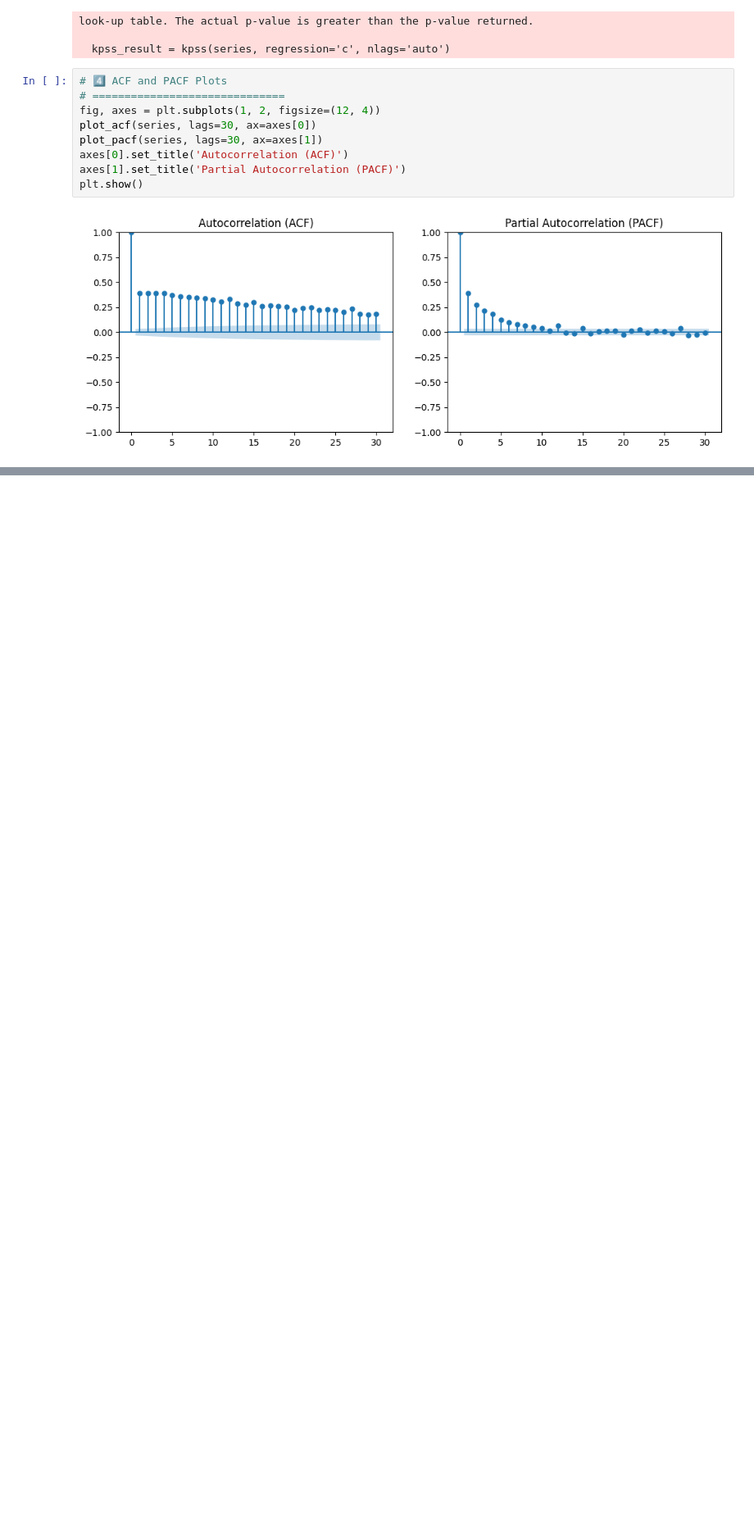
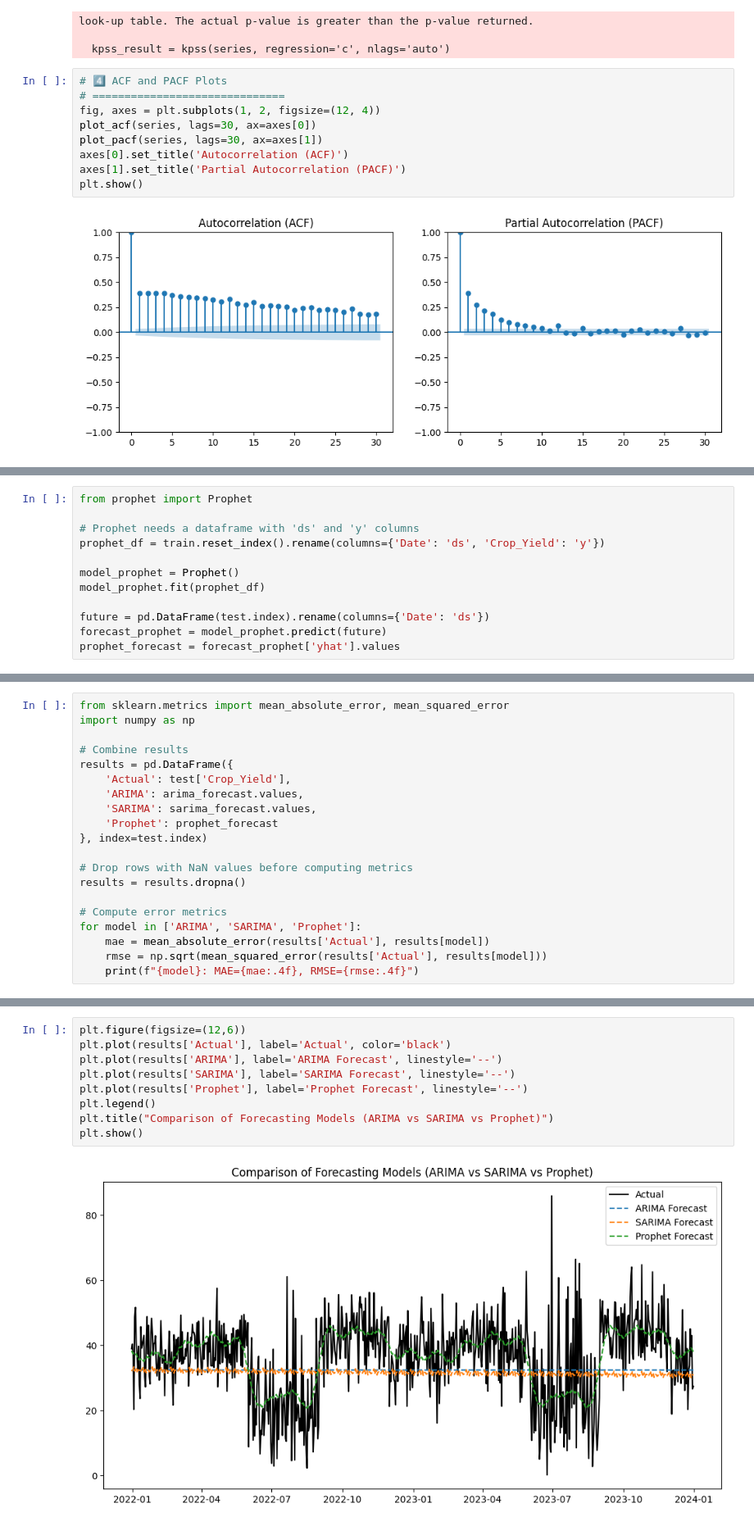
Before and after one commit to springboardmentor789r/AgriYield, a Jupyter notebook: Infosysmilestone2.ipynb, the cells around one changed output, grey strips where cells are left out. Shown at 82% size. Cells and saved outputs as stored; diff of their text form; blank space fills up the shorter version.

```diff
--- a/Infosysmilestone2.ipynb
+++ b/Infosysmilestone2.ipynb
@@ -275,0 +282,12 @@ Requirement already satisfied: pmdarima in /usr/local/lib/python3.12/dist-packag
+# %%
+from prophet import Prophet
+
+# Prophet needs a dataframe with 'ds' and 'y' columns
+prophet_df = train.reset_index().rename(columns={'Date': 'ds', 'Crop_Yield': 'y'})
+
+model_prophet = Prophet()
+model_prophet.fit(prophet_df)
+
+future = pd.DataFrame(test.index).rename(columns={'Date': 'ds'})
+forecast_prophet = model_prophet.predict(future)
+prophet_forecast = forecast_prophet['yhat'].values
@@ -275,0 +296,20 @@ Requirement already satisfied: pmdarima in /usr/local/lib/python3.12/dist-packag
+# %%
+from sklearn.metrics import mean_absolute_error, mean_squared_error
+import numpy as np
+
+# Combine results
+results = pd.DataFrame({
+    'Actual': test['Crop_Yield'],
+    'ARIMA': arima_forecast.values,
+    'SARIMA': sarima_forecast.values,
+    'Prophet': prophet_forecast
+}, index=test.index)
+
+# Drop rows with NaN values before computing metrics
+results = results.dropna()
+
+# Compute error metrics
+for model in ['ARIMA', 'SARIMA', 'Prophet']:
+    mae = mean_absolute_error(results['Actual'], results[model])
+    rmse = np.sqrt(mean_squared_error(results['Actual'], results[model]))
+    print(f"{model}: MAE={mae:.4f}, RMSE={rmse:.4f}")
@@ -275,0 +341,11 @@ Requirement already satisfied: pmdarima in /usr/local/lib/python3.12/dist-packag
+# %%
+plt.figure(figsize=(12,6))
+plt.plot(results['Actual'], label='Actual', color='black')
+plt.plot(results['ARIMA'], label='ARIMA Forecast', linestyle='--')
+plt.plot(results['SARIMA'], label='SARIMA Forecast', linestyle='--')
+plt.plot(results['Prophet'], label='Prophet Forecast', linestyle='--')
+plt.legend()
+plt.title("Comparison of Forecasting Models (ARIMA vs SARIMA vs Prophet)")
+plt.show()
+# %% [output]
+[figure, added]
```
Also changed, not shown: parts of 13 cells of this notebook.
